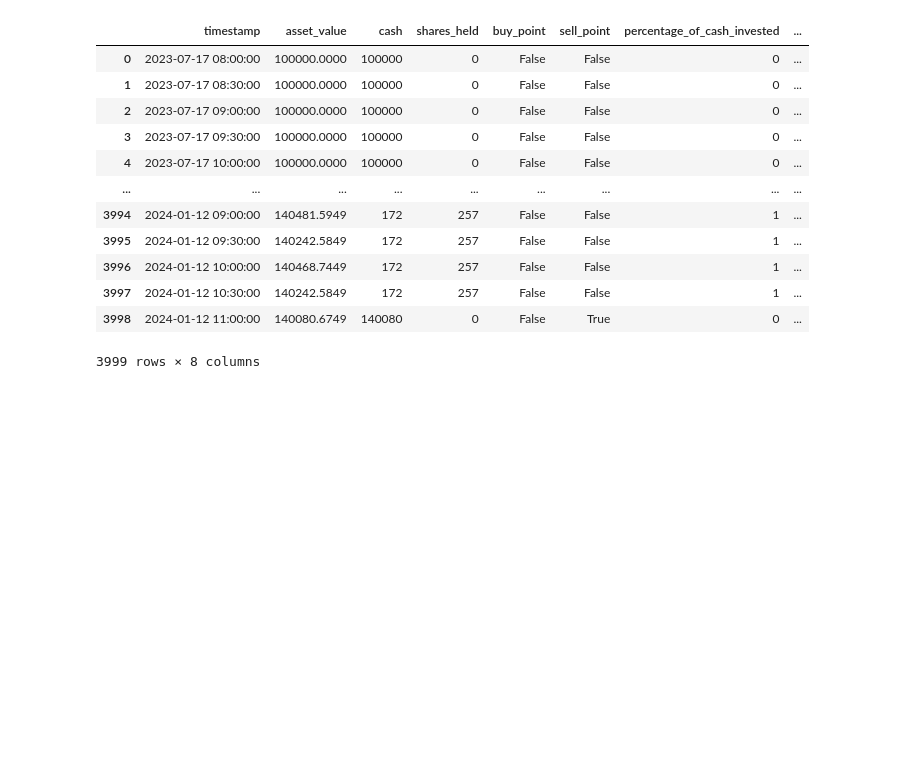
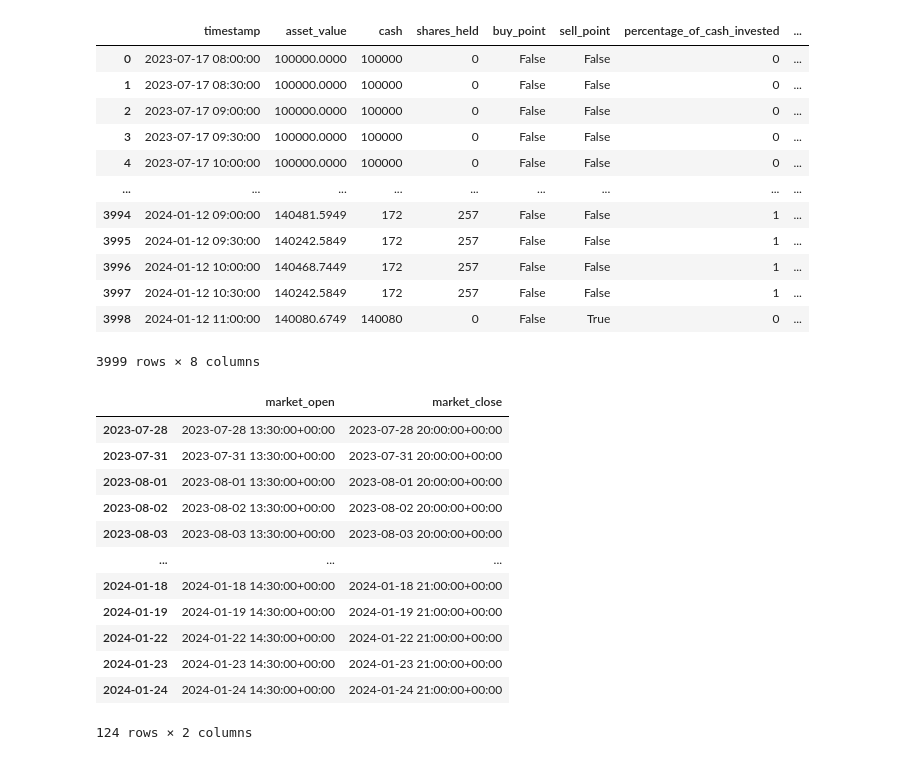
Before and after one commit to mag1cfrog/stock_analysis, a Jupyter notebook: src/test.ipynb, the cells around one changed output. Cells and saved outputs as stored; diff of their text form; code cells hidden in the pictures; blank space fills up the shorter version.

```diff
--- a/src/test.ipynb
+++ b/src/test.ipynb
@@ -45,0 +49,19 @@ complete_backtest_results[(31, 43)]
+# %%
+start_date = datetime.today() - timedelta(days=180)
+end_date = datetime.today()
+
+mcal.get_calendar("NYSE").schedule(start_date=start_date, end_date=end_date)
+# %% [output]
+|  | market_open | market_close |
+| 2023-07-28 | 2023-07-28 13:30:00+00:00 | 2023-07-28 20:00:00+00:00 |
+| 2023-07-31 | 2023-07-31 13:30:00+00:00 | 2023-07-31 20:00:00+00:00 |
+| 2023-08-01 | 2023-08-01 13:30:00+00:00 | 2023-08-01 20:00:00+00:00 |
+| 2023-08-02 | 2023-08-02 13:30:00+00:00 | 2023-08-02 20:00:00+00:00 |
+| 2023-08-03 | 2023-08-03 13:30:00+00:00 | 2023-08-03 20:00:00+00:00 |
+| ... | ... | ... |
+| 2024-01-18 | 2024-01-18 14:30:00+00:00 | 2024-01-18 21:00:00+00:00 |
+| 2024-01-19 | 2024-01-19 14:30:00+00:00 | 2024-01-19 21:00:00+00:00 |
+| 2024-01-22 | 2024-01-22 14:30:00+00:00 | 2024-01-22 21:00:00+00:00 |
+| 2024-01-23 | 2024-01-23 14:30:00+00:00 | 2024-01-23 21:00:00+00:00 |
+| 2024-01-24 | 2024-01-24 14:30:00+00:00 | 2024-01-24 21:00:00+00:00 |
+124 rows × 2 columns
```
Also changed, not shown: parts of 7 cells of this notebook, 4 other files.
